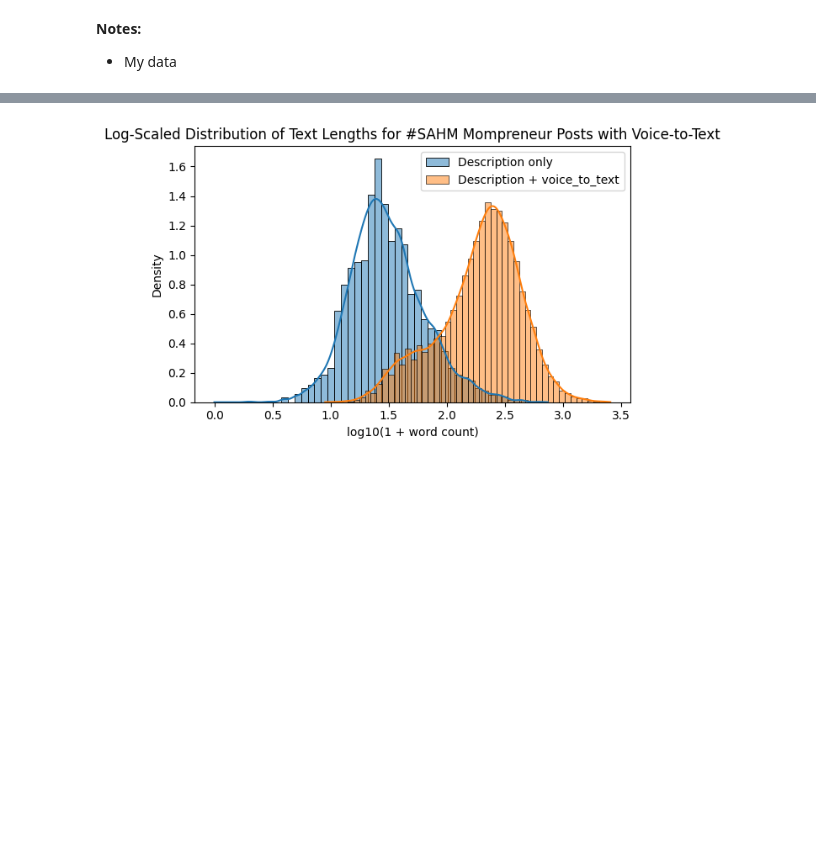
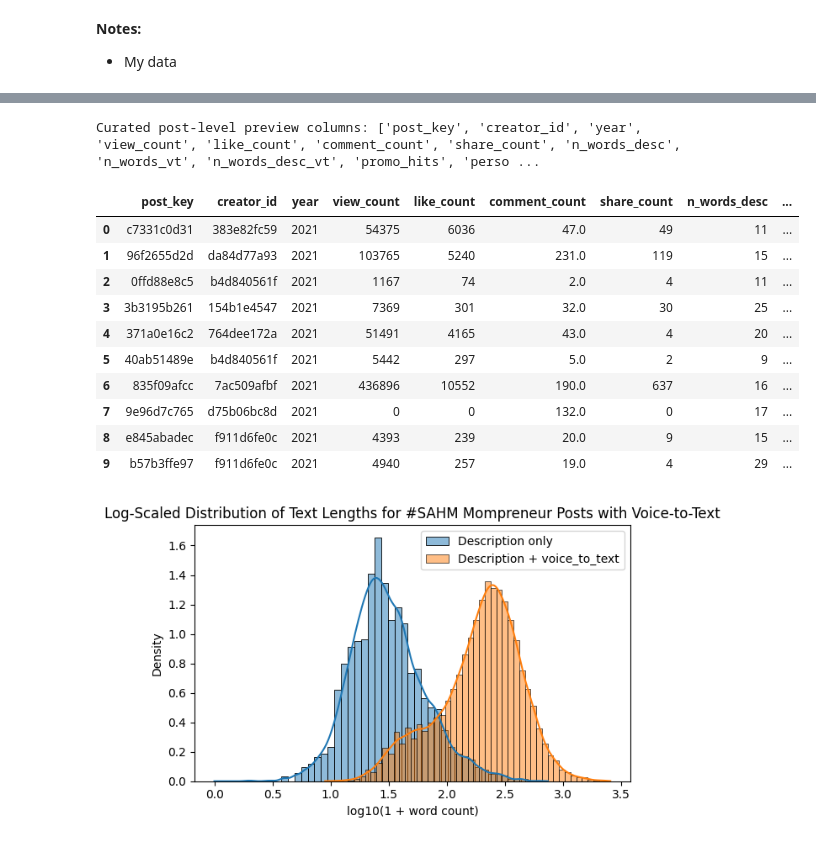
Before and after one commit to DS340H/capstone-public-jinruth, a Jupyter notebook: 02_generate_poster_figures_PUBLIC.ipynb, the cells around one changed output, grey strips where cells are left out. Cells and saved outputs as stored; diff of their text form; code cells hidden in the pictures; blank space fills up the shorter version.

```diff
--- a/02_generate_poster_figures_PUBLIC.ipynb
+++ b/02_generate_poster_figures_PUBLIC.ipynb
@@ -48,3 +143,30 @@ import os
+# %%
+# Show overviews
+post_preview_cols = [
+    "post_key", "creator_id", "year",
+    "view_count", "like_count", "comment_count", "share_count",
+    "n_words_desc", "n_words_vt", "n_words_desc_vt",
+    "promo_hits", "personal_hits", "p_promotional", "style_pred"
+]
+
+# Only keep columns that actually exist (in case schema changes)
+post_preview_cols = [c for c in post_preview_cols if c in df_posts.columns]
+
+print("Curated post-level preview columns:", post_preview_cols)
+display(df_posts[post_preview_cols].head(10))
+# %% [output]
+Curated post-level preview columns: ['post_key', 'creator_id', 'year', 'view_count', 'like_count', 'comment_count', 'share_count', 'n_words_desc', 'n_words_vt', 'n_words_desc_vt', 'promo_hits', 'perso ...
+|  | post_key | creator_id | year | view_count | like_count | comment_count | share_count | n_words_desc | ... |
+| 0 | c7331c0d31 | 383e82fc59 | 2021 | 54375 | 6036 | 47.0 | 49 | 11 | ... |
+| 1 | 96f2655d2d | da84d77a93 | 2021 | 103765 | 5240 | 231.0 | 119 | 15 | ... |
+| 2 | 0ffd88e8c5 | b4d840561f | 2021 | 1167 | 74 | 2.0 | 4 | 11 | ... |
+| 3 | 3b3195b261 | 154b1e4547 | 2021 | 7369 | 301 | 32.0 | 30 | 25 | ... |
+| 4 | 371a0e16c2 | 764dee172a | 2021 | 51491 | 4165 | 43.0 | 4 | 20 | ... |
+| 5 | 40ab51489e | b4d840561f | 2021 | 5442 | 297 | 5.0 | 2 | 9 | ... |
+| 6 | 835f09afcc | 7ac509afbf | 2021 | 436896 | 10552 | 190.0 | 637 | 16 | ... |
+| 7 | 9e96d7c765 | d75b06bc8d | 2021 | 0 | 0 | 132.0 | 0 | 17 | ... |
+| 8 | e845abadec | f911d6fe0c | 2021 | 4393 | 239 | 20.0 | 9 | 15 | ... |
+| 9 | b57b3ffe97 | f911d6fe0c | 2021 | 4940 | 257 | 19.0 | 4 | 29 | ... |
 # %%
 # Match transform (log10, add 1)
 df_posts["log_len_desc"] = np.log10(1 + df_posts["n_words_desc"].fillna(0))
```
Also changed, not shown: parts of 7 cells of this notebook.
